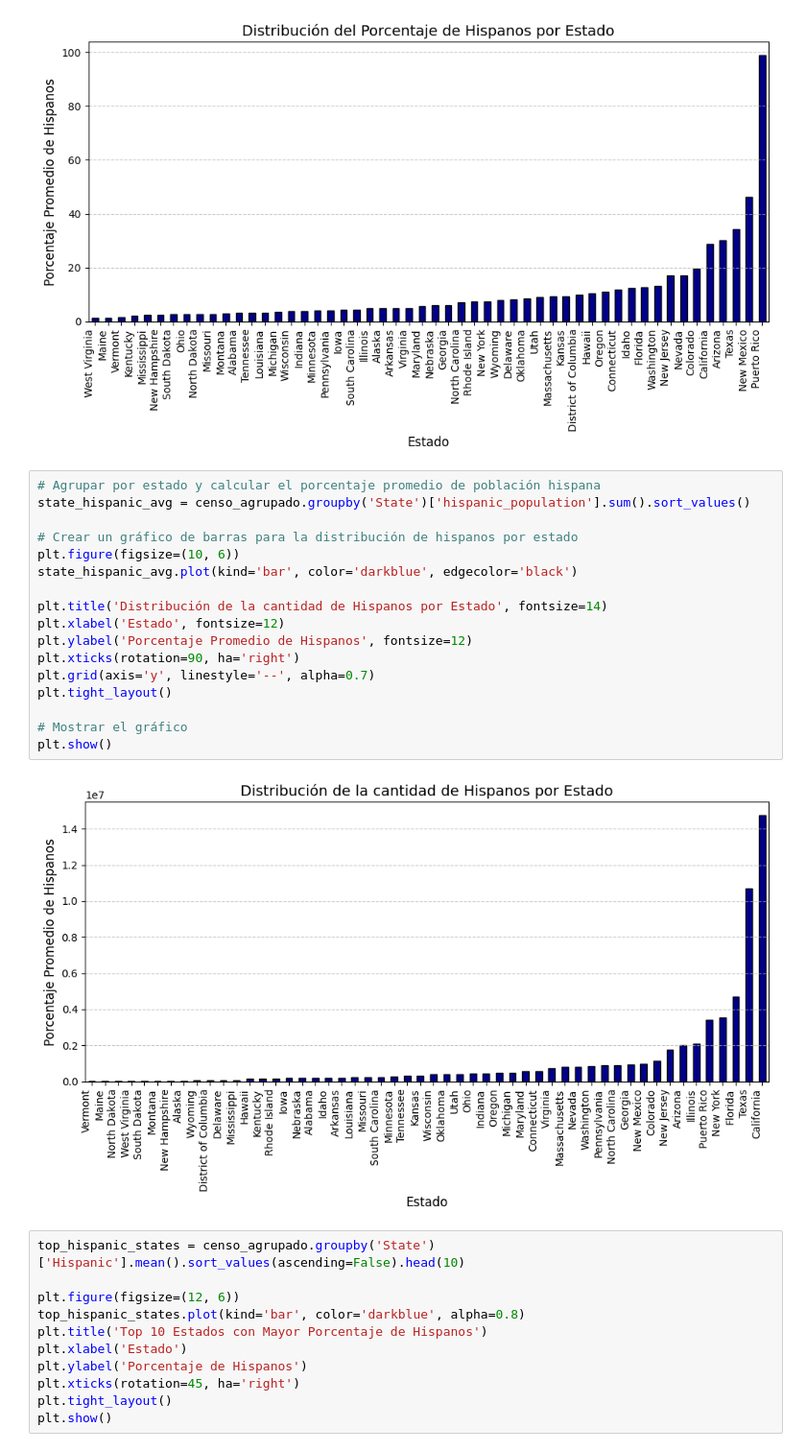
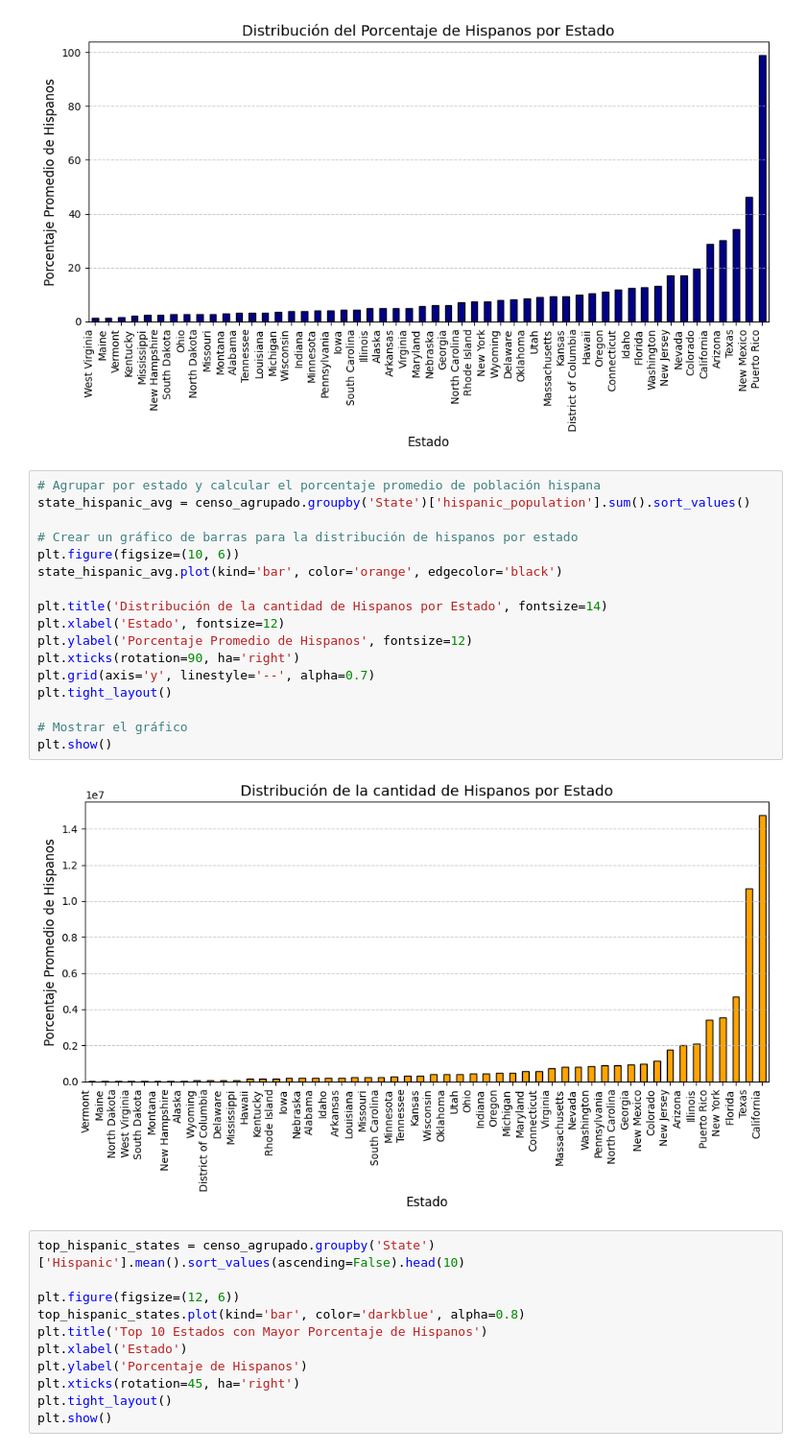
Before and after one commit to JossySharry/Proyecto_Yelp_GoogleMaps, a Jupyter notebook: eda_census.ipynb, the cells around one changed output. Shown at 96% size. Drawn from its saved outputs; the diff is of its cells as text.

```diff
--- a/eda_census.ipynb
+++ b/eda_census.ipynb
@@ -153,22 +153,22 @@ plt.show()
 # %%
 # Agrupar por estado y calcular el porcentaje promedio de población hispana
 state_hispanic_avg = censo_agrupado.groupby('State')['hispanic_population'].sum().sort_values()
 
 # Crear un gráfico de barras para la distribución de hispanos por estado
 plt.figure(figsize=(10, 6))
-state_hispanic_avg.plot(kind='bar', color='darkblue', edgecolor='black')
+state_hispanic_avg.plot(kind='bar', color='orange', edgecolor='black')
 
 plt.title('Distribución de la cantidad de Hispanos por Estado', fontsize=14)
 plt.xlabel('Estado', fontsize=12)
 plt.ylabel('Porcentaje Promedio de Hispanos', fontsize=12)
 plt.xticks(rotation=90, ha='right')
 plt.grid(axis='y', linestyle='--', alpha=0.7)
 plt.tight_layout()
 
 # Mostrar el gráfico
 plt.show()
 # %% [output]
-[figure, old version]
+[figure, new version]
 # %%
 top_hispanic_states = censo_agrupado.groupby('State')['Hispanic'].mean().sort_values(ascending=False).head(10)
 
```
